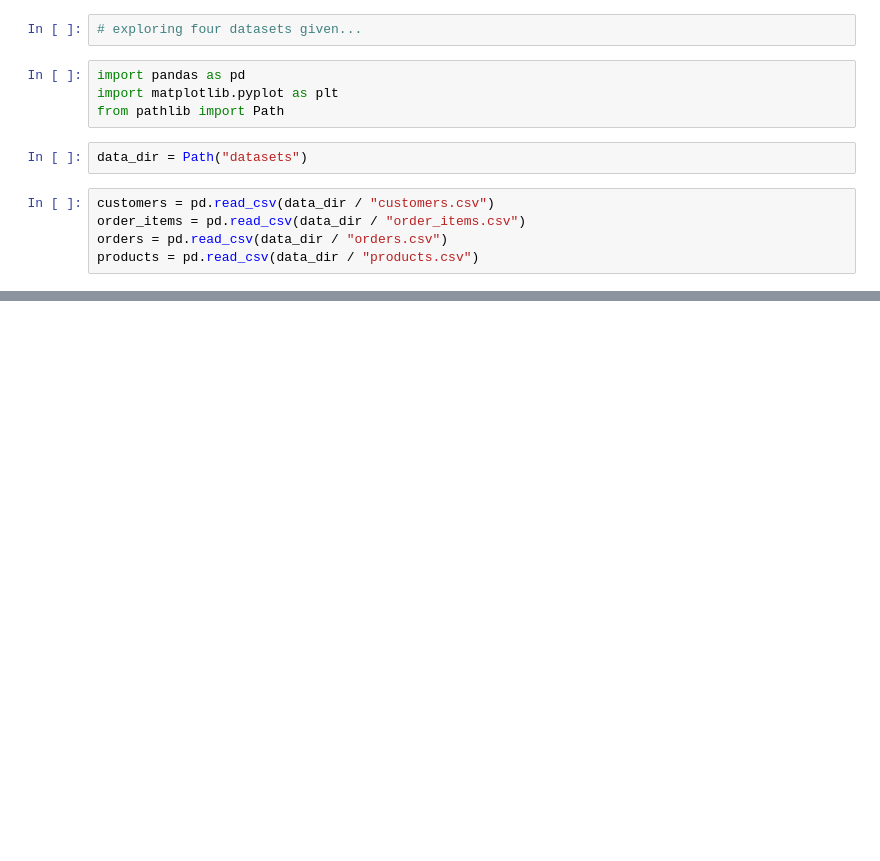
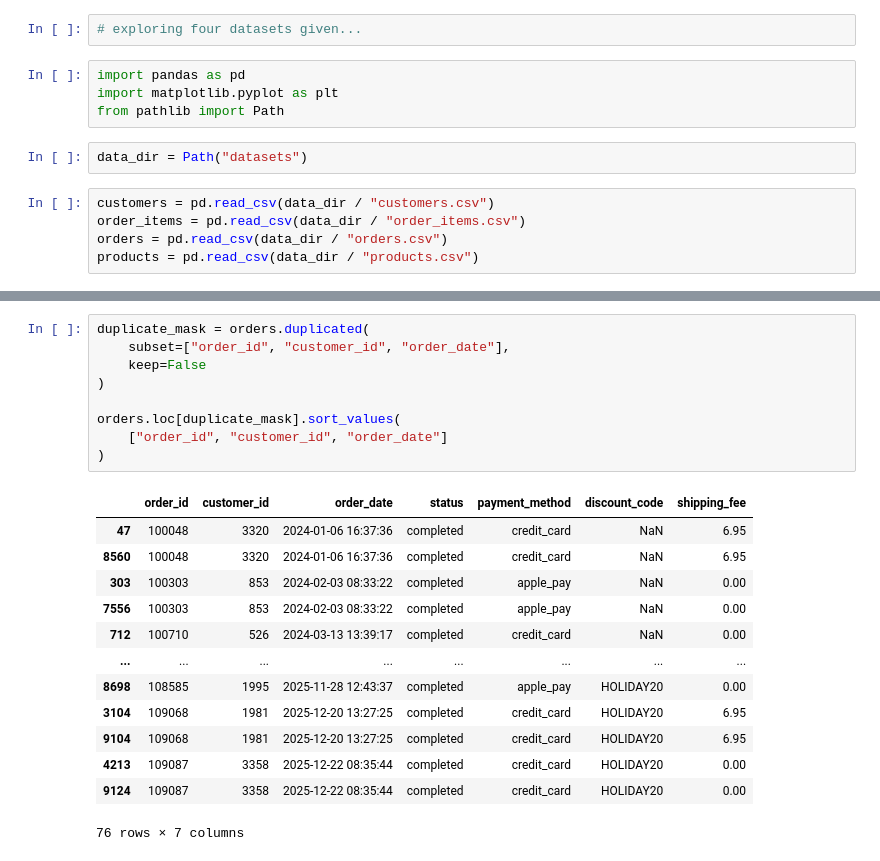
Before and after one commit to SachinNegi01/Wayfare_E-commerce_Sales_Analytics, a Jupyter notebook: wayframe_ecommerce_sales_analytics.ipynb, the cells around one changed output, grey strips where cells are left out. Saved outputs shown, nothing was run; the diff lists cells and outputs as text; blank space fills up the shorter version.

```diff
--- a/wayframe_ecommerce_sales_analytics.ipynb
+++ b/wayframe_ecommerce_sales_analytics.ipynb
@@ -270,0 +210,23 @@ Missing-price rows with matching product list prices:
+# %%
+duplicate_mask = orders.duplicated(
+    subset=["order_id", "customer_id", "order_date"],
+    keep=False
+)
+
+orders.loc[duplicate_mask].sort_values(
+    ["order_id", "customer_id", "order_date"]
+)
+# %% [output]
+|  | order_id | customer_id | order_date | status | payment_method | discount_code | shipping_fee |
+| 47 | 100048 | 3320 | 2024-01-06 16:37:36 | completed | credit_card | NaN | 6.95 |
+| 8560 | 100048 | 3320 | 2024-01-06 16:37:36 | completed | credit_card | NaN | 6.95 |
+| 303 | 100303 | 853 | 2024-02-03 08:33:22 | completed | apple_pay | NaN | 0.00 |
+| 7556 | 100303 | 853 | 2024-02-03 08:33:22 | completed | apple_pay | NaN | 0.00 |
+| 712 | 100710 | 526 | 2024-03-13 13:39:17 | completed | credit_card | NaN | 0.00 |
+| ... | ... | ... | ... | ... | ... | ... | ... |
+| 8698 | 108585 | 1995 | 2025-11-28 12:43:37 | completed | apple_pay | HOLIDAY20 | 0.00 |
+| 3104 | 109068 | 1981 | 2025-12-20 13:27:25 | completed | credit_card | HOLIDAY20 | 6.95 |
+| 9104 | 109068 | 1981 | 2025-12-20 13:27:25 | completed | credit_card | HOLIDAY20 | 6.95 |
+| 4213 | 109087 | 3358 | 2025-12-22 08:35:44 | completed | credit_card | HOLIDAY20 | 0.00 |
+| 9124 | 109087 | 3358 | 2025-12-22 08:35:44 | completed | credit_card | HOLIDAY20 | 0.00 |
+76 rows × 7 columns
```
Also changed, not shown: parts of 11 cells of this notebook, 1 other file.
